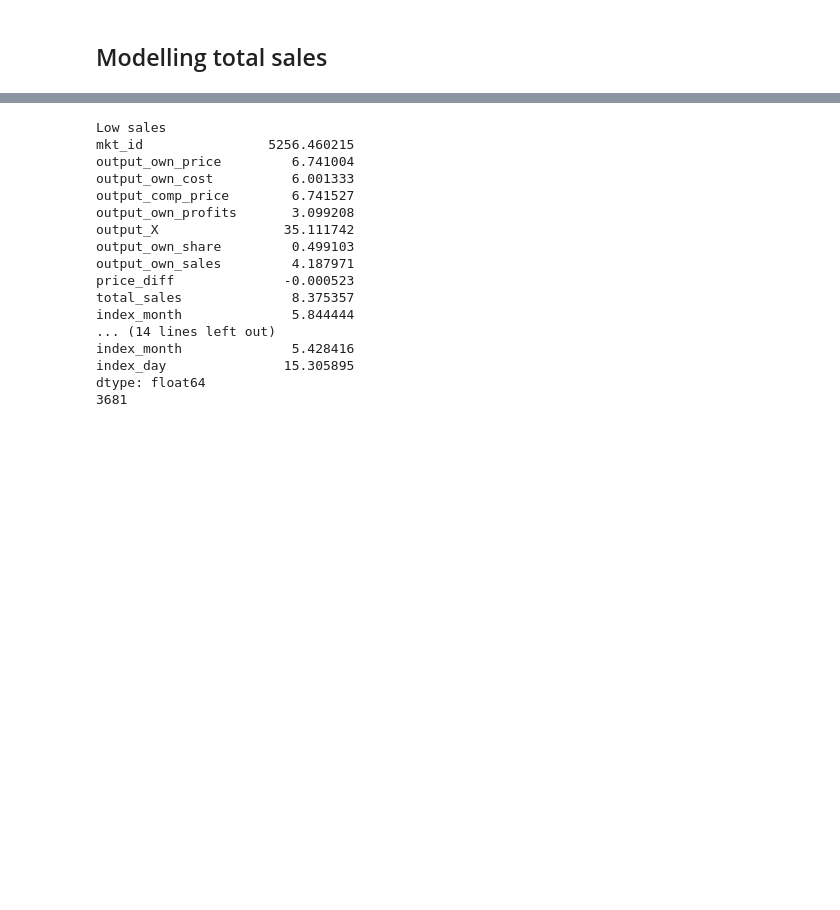
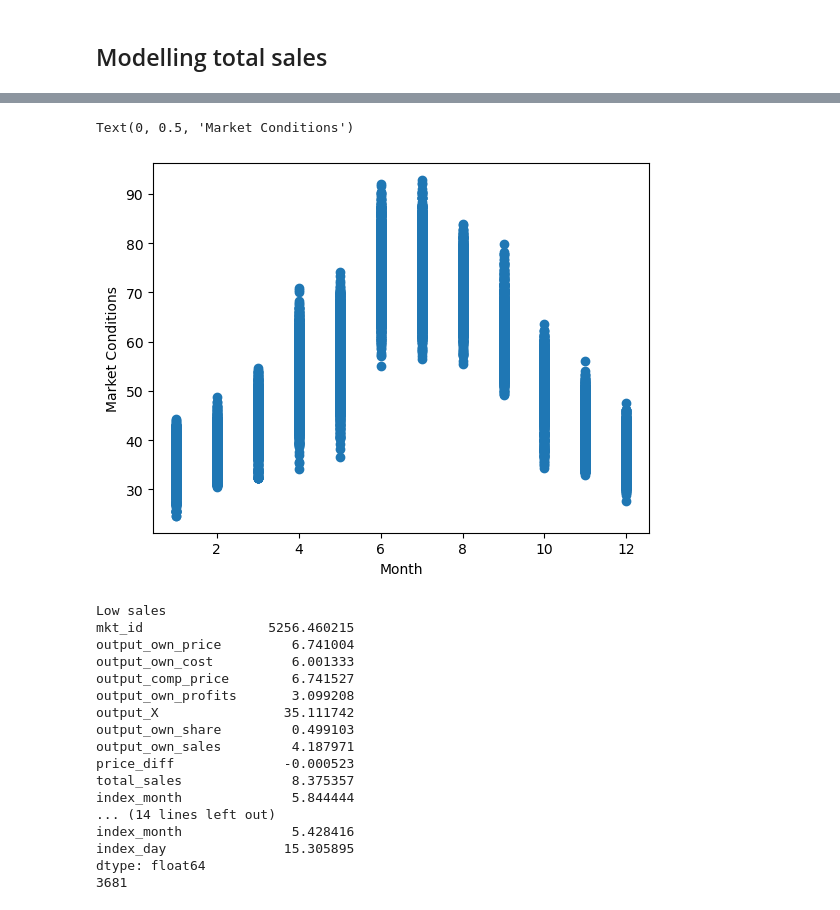
Before and after one commit to Vileh/UCL_Pricing_Algorithm_Research_Study, a Jupyter notebook: eda.ipynb, the cells around one changed output, grey strips where cells are left out. Saved outputs shown, nothing was run; the diff lists cells and outputs as text; code cells hidden in the pictures; blank space fills up the shorter version.

```diff
--- a/eda.ipynb
+++ b/eda.ipynb
@@ -63,3 +70,10 @@ plt.scatter(data_for_plot['output_X'], data_for_plot['total_sales'], c=data_for_
+# %%
+plt.scatter(data['index_month'], data['output_X'])
+plt.xlabel('Month')
+plt.ylabel('Market Conditions')
+# %% [output]
+Text(0, 0.5, 'Market Conditions')
+[figure, added]
 # %%
 data_1 = num_cols.loc[(num_cols['total_sales']<20) & (num_cols['output_X']<40)]
 data_2 = num_cols.loc[(num_cols['total_sales']>20) & (num_cols['output_X']<40)]
```
Also changed, not shown: parts of 18 cells of this notebook.
